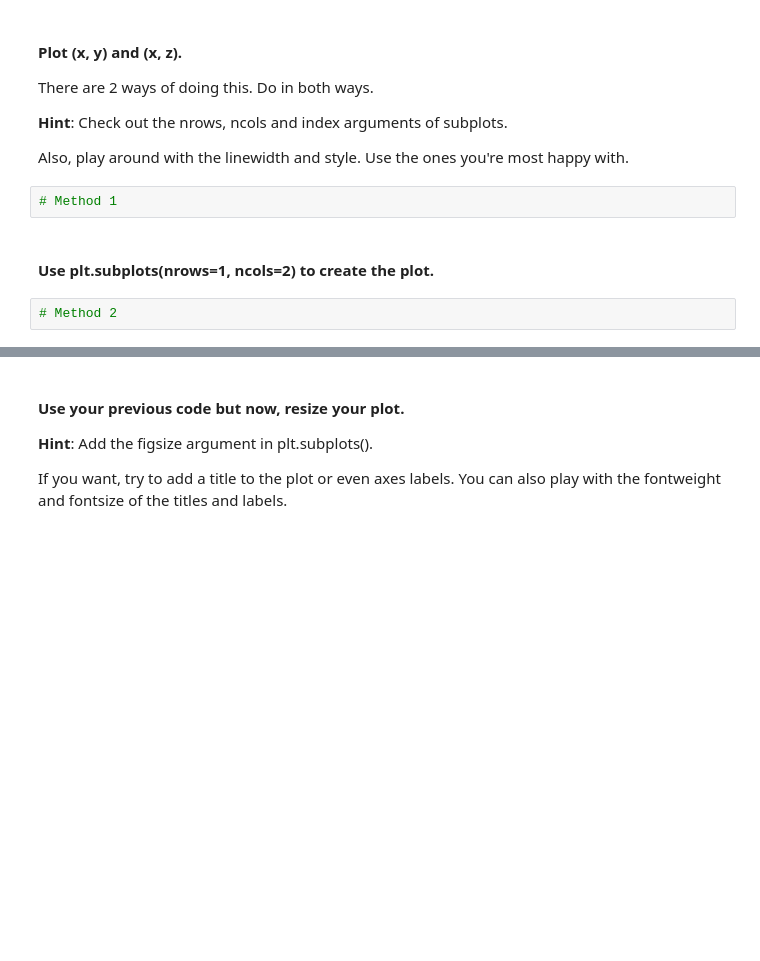
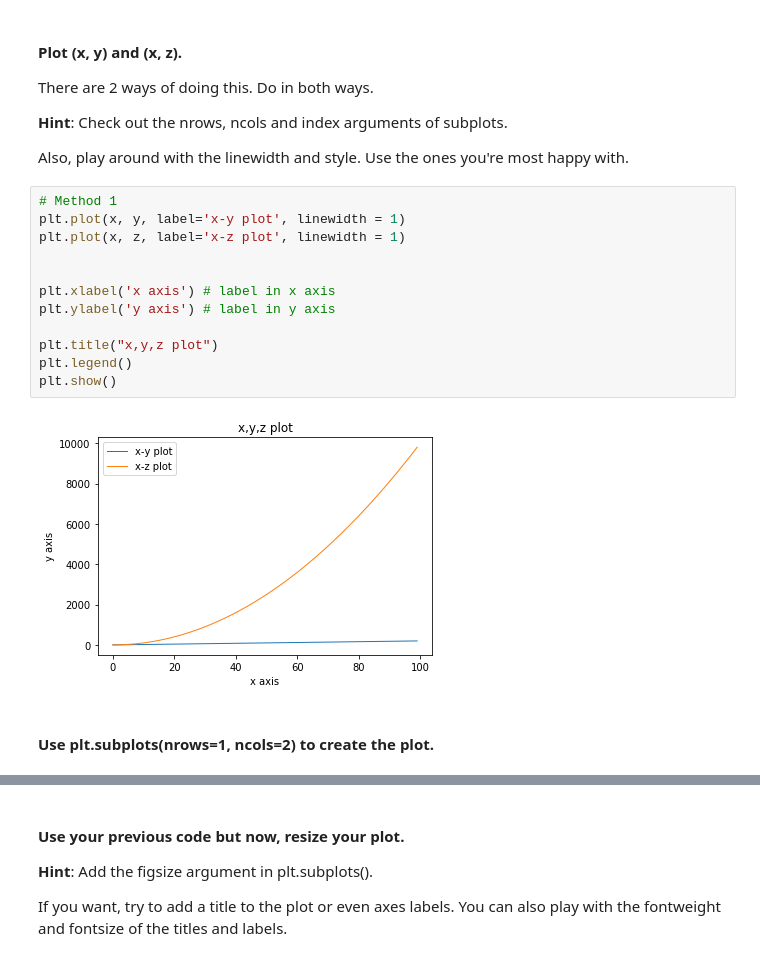
Before and after one commit to ta-data-lis/lab-matplotlib-seaborn, a Jupyter notebook: your-code/main.ipynb, the cells around one changed output, grey strips where cells are left out. Cells and saved outputs as stored; diff of their text form; blank space fills up the shorter version.

```diff
--- a/your-code/main.ipynb
+++ b/your-code/main.ipynb
@@ -20,9 +23,19 @@ There are 2 ways of doing this. Do in both ways.
 **Hint**: Check out the nrows, ncols and index arguments of subplots.
 
 Also, play around with the linewidth and style. Use the ones you're most happy with.
-# %%
-# Method 1
+# %%
+# Method 1
+plt.plot(x, y, label='x-y plot', linewidth = 1)
+plt.plot(x, z, label='x-z plot', linewidth = 1)
+
+
+plt.xlabel('x axis') # label in x axis
+plt.ylabel('y axis') # label in y axis
+
+plt.title("x,y,z plot")
+plt.legend()
+plt.show()
+# %% [output]
+[figure, added]
 # %% [markdown]
 #### Use plt.subplots(nrows=1, ncols=2) to create the plot.
-# %%
-# Method 2
```
Also changed, not shown: parts of 43 cells of this notebook, 2 other files.
